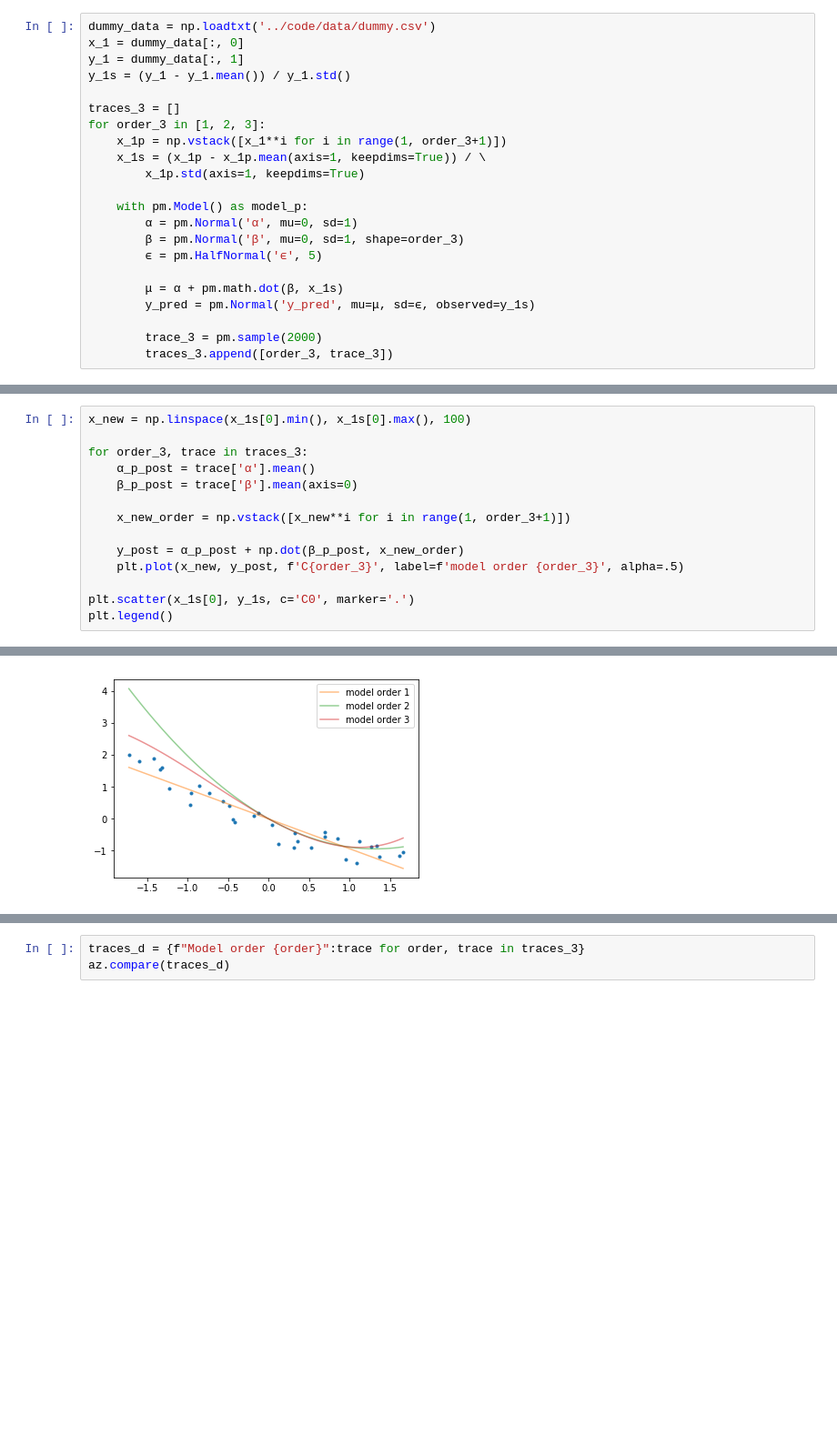
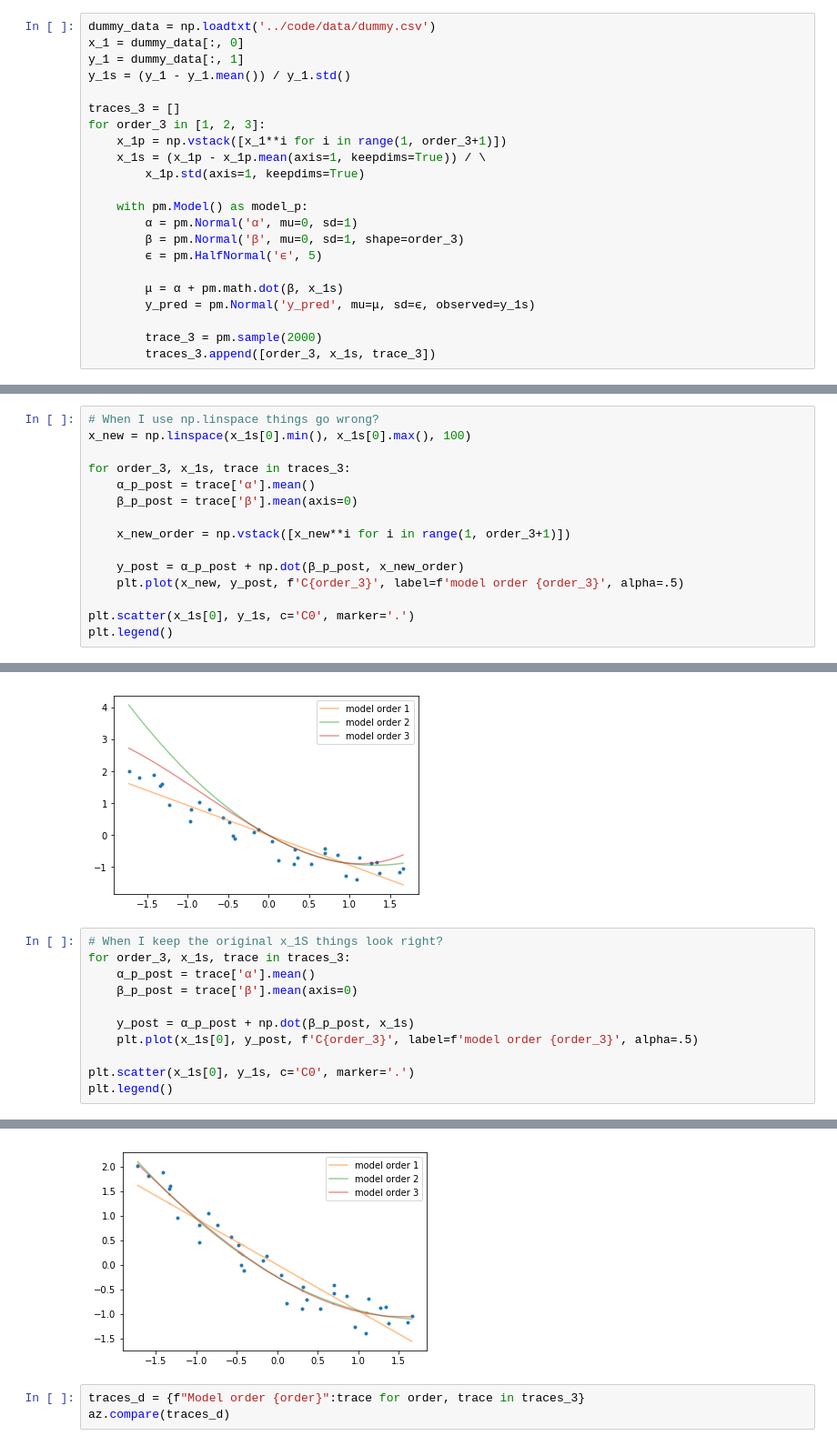
Before and after one commit to aloctavodia/BAP, a Jupyter notebook: exercises/Chapter5_part1.ipynb, the cells around one changed output, grey strips where cells are left out. Shown at 91% size. Cells and saved outputs as stored; diff of their text form; blank space fills up the shorter version.

Commit message:
Add extra plot for question

```diff
--- a/exercises/Chapter5_part1.ipynb
+++ b/exercises/Chapter5_part1.ipynb
@@ -107,7 +107,7 @@ for order_3 in [1, 2, 3]:
         y_pred = pm.Normal('y_pred', mu=μ, sd=ϵ, observed=y_1s)
 
         trace_3 = pm.sample(2000)
-        traces_3.append([order_3, trace_3])
+        traces_3.append([order_3, x_1s, trace_3])
 # %% [output]
 Auto-assigning NUTS sampler...
 Initializing NUTS using jitter+adapt_diag...
@@ -125,7 +131,8 @@ NUTS: [ϵ, β, α]
 # %%
+# When I use np.linspace things go wrong?
 x_new = np.linspace(x_1s[0].min(), x_1s[0].max(), 100)
 
-for order_3, trace in traces_3:
+for order_3, x_1s, trace in traces_3:
     α_p_post = trace['α'].mean()
     β_p_post = trace['β'].mean(axis=0)
 
@@ -139,3 +146,15 @@ plt.legend()
 # %% [output]
 <matplotlib.legend.Legend at 0x...>
 [figure]
+# %%
+# When I keep the original x_1S things look right?
+for order_3, x_1s, trace in traces_3:
+    α_p_post = trace['α'].mean()
+    β_p_post = trace['β'].mean(axis=0)
+
+    y_post = α_p_post + np.dot(β_p_post, x_1s)
+    plt.plot(x_1s[0], y_post, f'C{order_3}', label=f'model order {order_3}', alpha=.5)
+
+plt.scatter(x_1s[0], y_1s, c='C0', marker='.')
+plt.legend()
+# %% [output]
@@ -142,3 +162,4 @@ plt.legend()
+[figure, added]
 # %%
 traces_d = {f"Model order {order}":trace for order, trace in traces_3}
 az.compare(traces_d)
```
Also changed, not shown: parts of 4 cells of this notebook.
